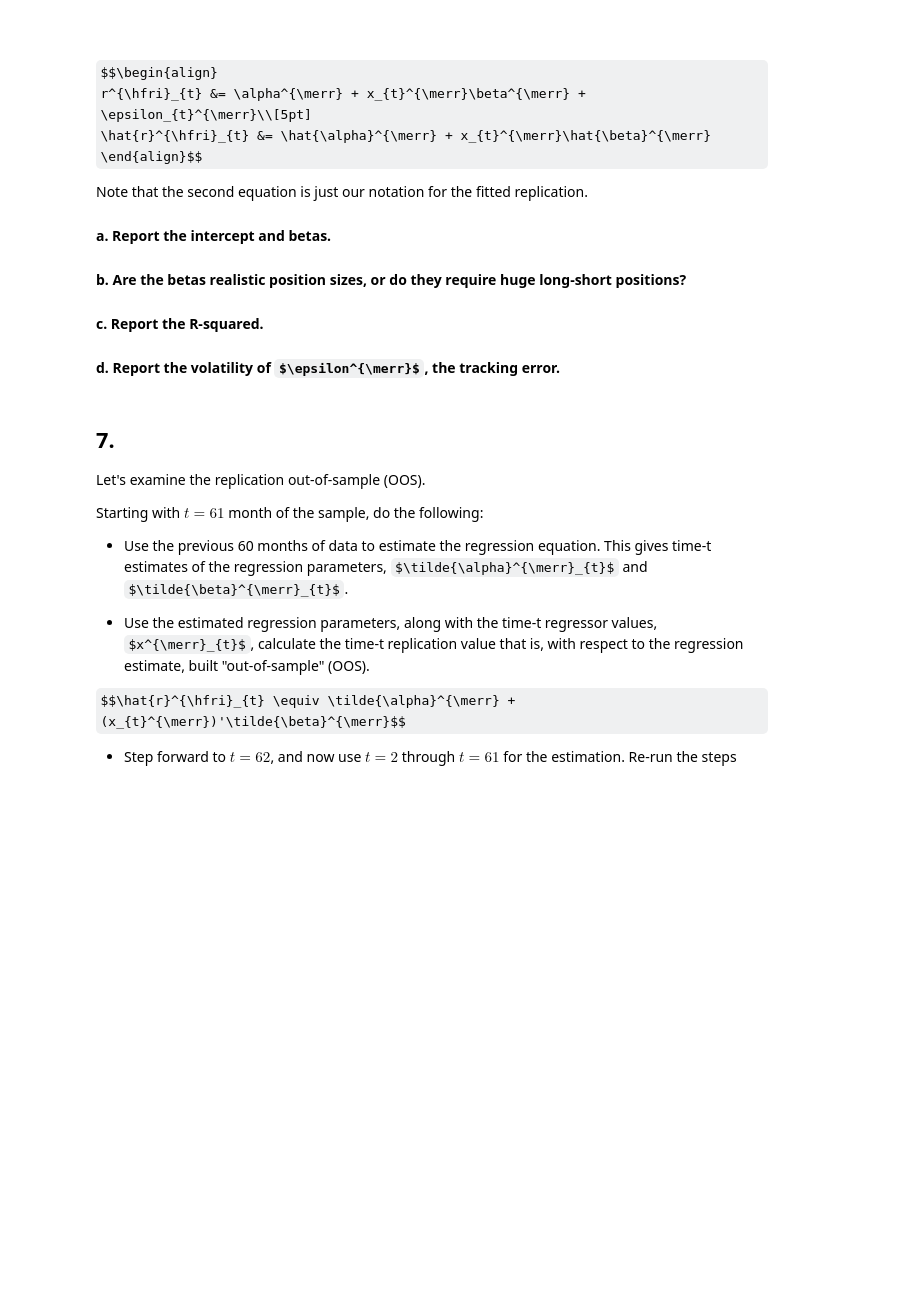
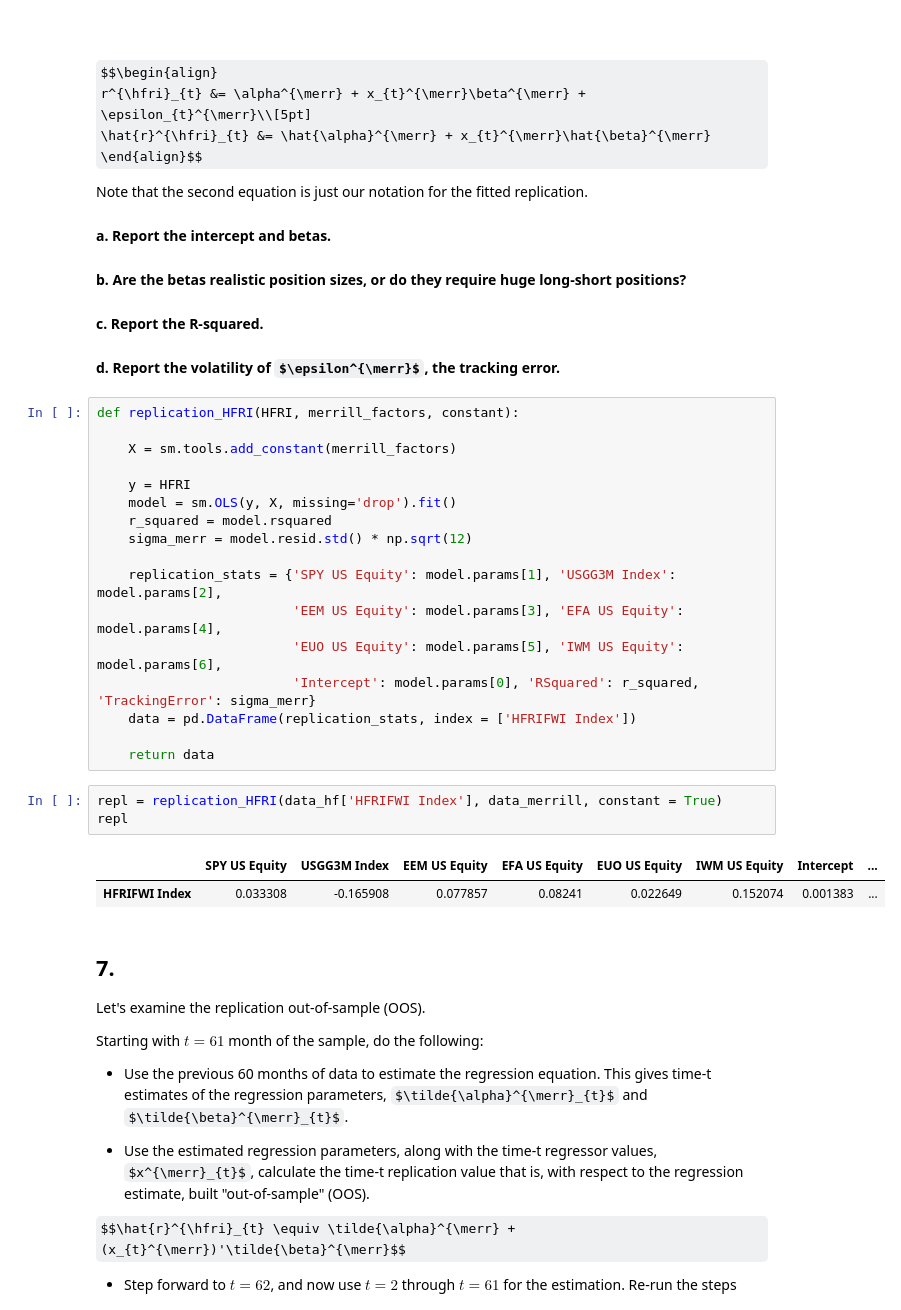
Before and after one commit to sstikhonov/Uchicago_PortfolioRiskManagement, a Jupyter notebook: homework/Homework 2.ipynb, the cells around one changed output. Drawn from its saved outputs; the diff is of its cells as text; some formulas as TeX source; blank space fills up the shorter version.

```diff
--- a/homework/Homework 2.ipynb
+++ b/homework/Homework 2.ipynb
@@ -229,6 +254,29 @@ Note that the second equation is just our notation for the fitted replication.
 #### b. Are the betas realistic position sizes, or do they require huge long-short positions?
 #### c. Report the R-squared.
 #### d. Report the volatility of $\epsilon^{\merr}$, the tracking error.
+# %%
+def replication_HFRI(HFRI, merrill_factors, constant):
+
+    X = sm.tools.add_constant(merrill_factors)
+
+    y = HFRI
+    model = sm.OLS(y, X, missing='drop').fit()
+    r_squared = model.rsquared
+    sigma_merr = model.resid.std() * np.sqrt(12)
+
+    replication_stats = {'SPY US Equity': model.params[1], 'USGG3M Index': model.params[2],
+                         'EEM US Equity': model.params[3], 'EFA US Equity': model.params[4],
+                         'EUO US Equity': model.params[5], 'IWM US Equity': model.params[6],
+                         'Intercept': model.params[0], 'RSquared': r_squared, 'TrackingError': sigma_merr}
+    data = pd.DataFrame(replication_stats, index = ['HFRIFWI Index'])
+
+    return data
+# %%
+repl = replication_HFRI(data_hf['HFRIFWI Index'], data_merrill, constant = True)
+repl
+# %% [output]
+|  | SPY US Equity | USGG3M Index | EEM US Equity | EFA US Equity | EUO US Equity | IWM US Equity | Intercept | ... |
+| HFRIFWI Index | 0.033308 | -0.165908 | 0.077857 | 0.08241 | 0.022649 | 0.152074 | 0.001383 | ... |
 # %% [markdown]
 ## 7.
 
```
Also changed, not shown: parts of 23 cells of this notebook.
